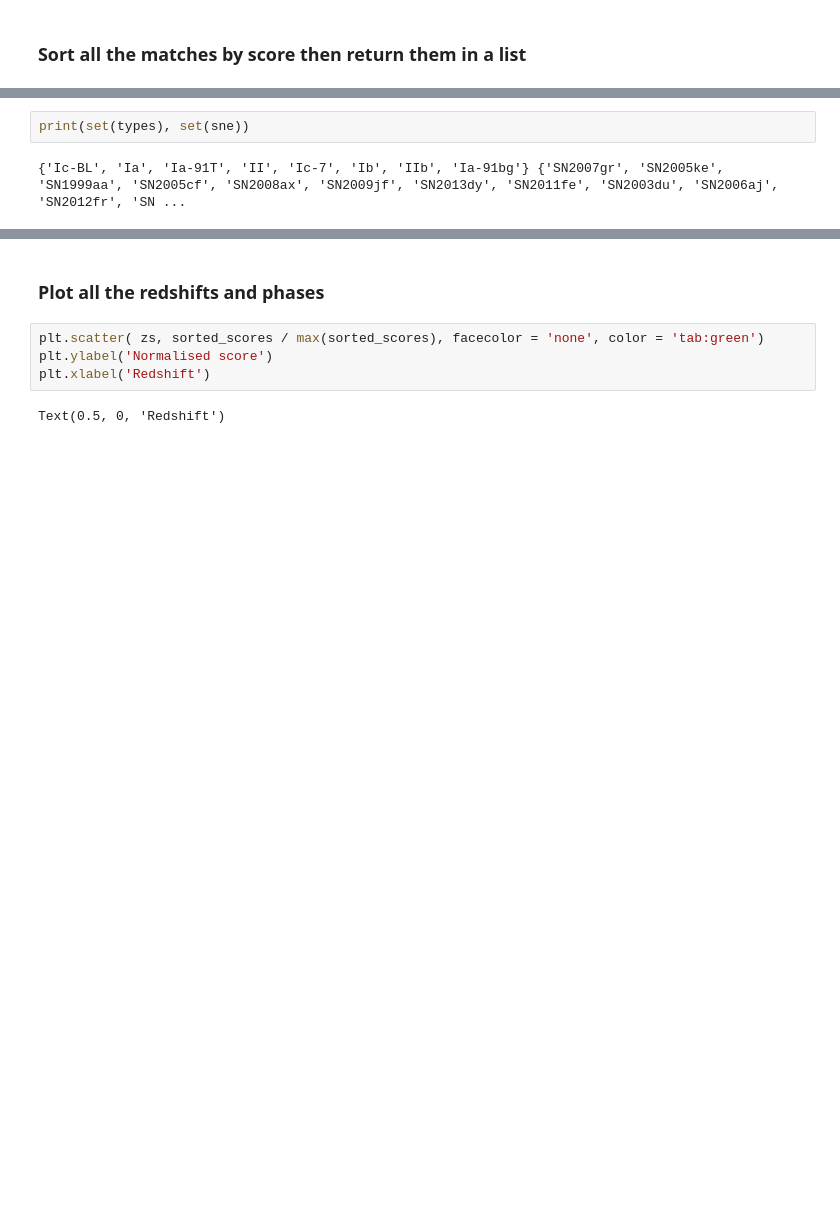
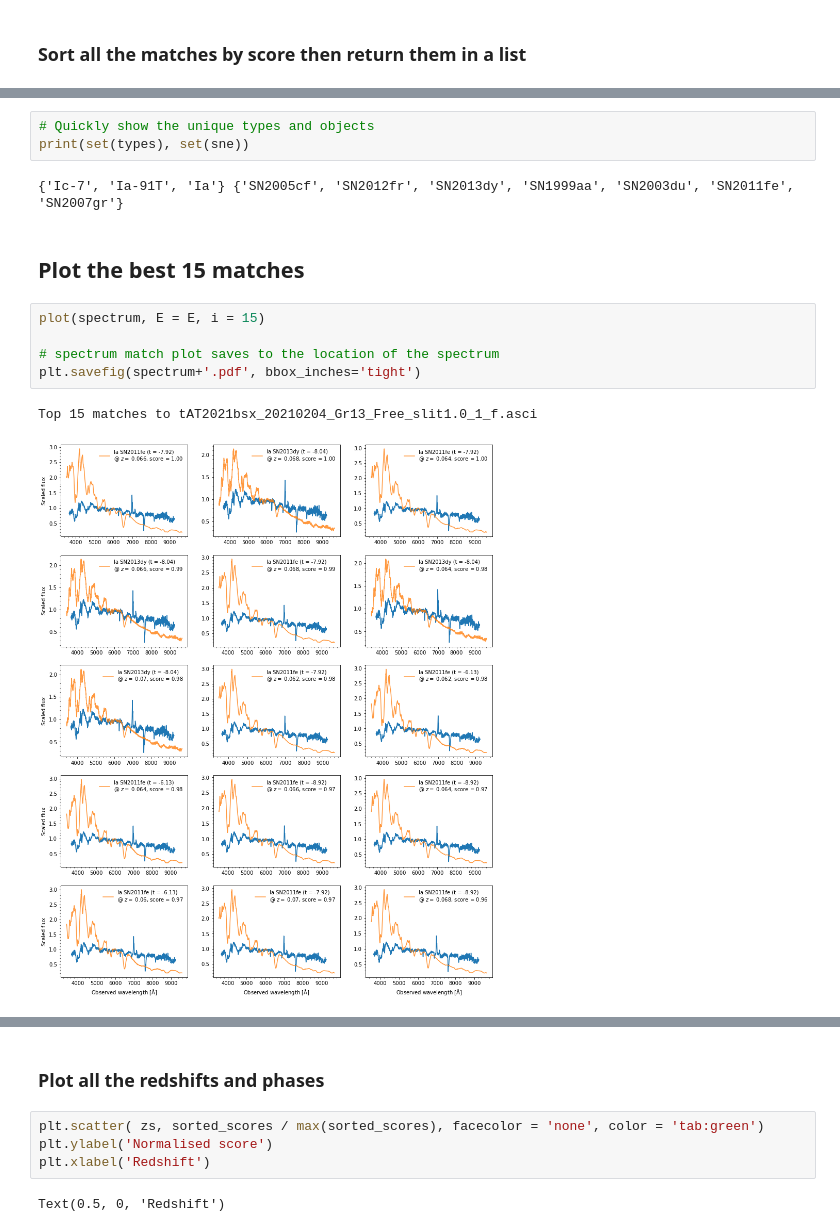
Before and after one commit to SiPrentice/SN_classifier, a Jupyter notebook: Classify_Supernovae.ipynb, the cells around one changed output, grey strips where cells are left out. Drawn from its saved outputs; the diff is of its cells as text; blank space fills up the shorter version.

```diff
--- a/Classify_Supernovae.ipynb
+++ b/Classify_Supernovae.ipynb
@@ -181,4 +211,15 @@ a[:15]
-# %%
-print(set(types), set(sne))
-# %% [output]
-{'Ic-BL', 'Ia', 'Ia-91T', 'II', 'Ic-7', 'Ib', 'IIb', 'Ia-91bg'} {'SN2007gr', 'SN2005ke', 'SN1999aa', 'SN2005cf', 'SN2008ax', 'SN2009jf', 'SN2013dy', 'SN2011fe', 'SN2003du', 'SN2006aj', 'SN2012fr', 'SN ...
+# %%
+# Quickly show the unique types and objects
+print(set(types), set(sne))
+# %% [output]
+{'Ic-7', 'Ia-91T', 'Ia'} {'SN2005cf', 'SN2012fr', 'SN2013dy', 'SN1999aa', 'SN2003du', 'SN2011fe', 'SN2007gr'}
+# %% [markdown]
+## Plot the best 15 matches
+# %%
+plot(spectrum, E = E, i = 15)
+
+# spectrum match plot saves to the location of the spectrum
+plt.savefig(spectrum+'.pdf', bbox_inches='tight')
+# %% [output]
+Top 15 matches to tAT2021bsx_20210204_Gr13_Free_slit1.0_1_f.asci
+[figure, added]
```
Also changed, not shown: parts of 24 cells of this notebook.
